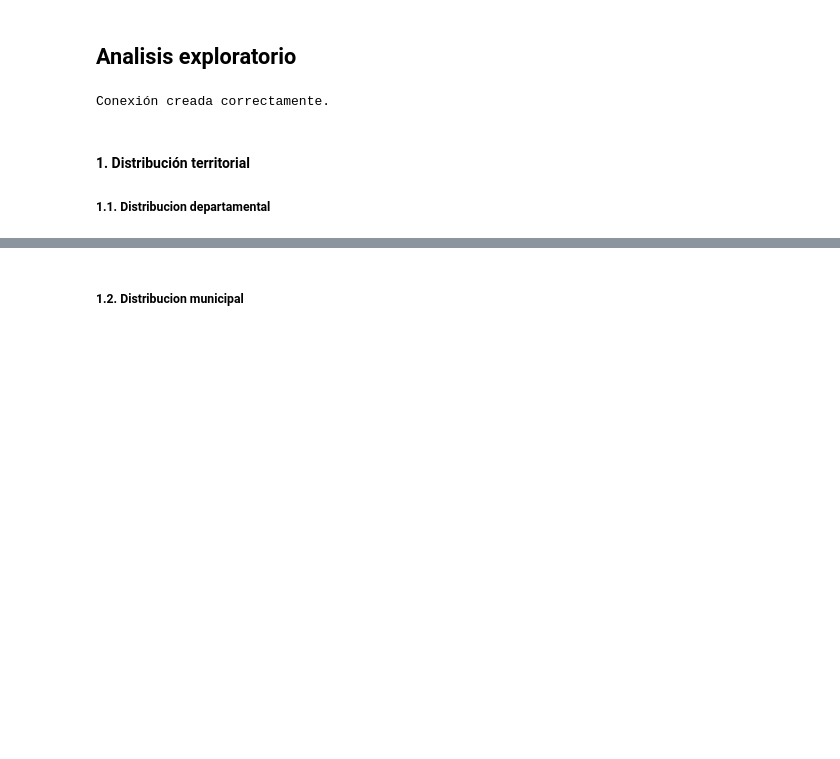
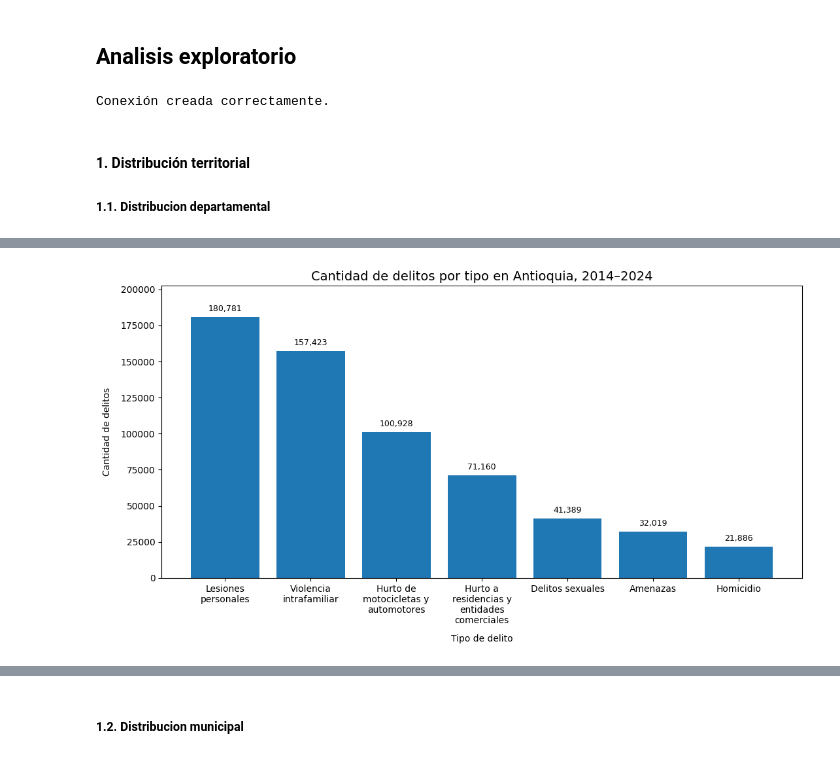
Before and after one commit to SaraBalbin/DW_Analisis_Criminalidad_Colombia, a Jupyter notebook: 04_Analisis_exploratorio.ipynb, the cells around one changed output, grey strips where cells are left out. Saved outputs shown, nothing was run; the diff lists cells and outputs as text; code cells hidden in the pictures; blank space fills up the shorter version.

```diff
--- a/04_Analisis_exploratorio.ipynb
+++ b/04_Analisis_exploratorio.ipynb
@@ -208,0 +51,63 @@ tabla_porcentajes
+# %%
+import matplotlib.pyplot as plt
+import textwrap
+
+# Copia de los datos
+df_grafica = df_departamento_delito.copy()
+
+# Ordenar de mayor a menor
+df_grafica = df_grafica.sort_values(
+    "cantidad_delitos",
+    ascending=False
+)
+
+# Crear etiquetas con saltos de línea
+etiquetas = [
+    "\n".join(textwrap.wrap(str(delito), width=18))
+    for delito in df_grafica["tipo_delito"]
+]
+
+# Crear gráfico
+plt.figure(figsize=(11, 6))
+
+plt.bar(
+    range(len(df_grafica)),
+    df_grafica["cantidad_delitos"]
+)
+
+plt.title(
+    "Cantidad de delitos por tipo en Antioquia, 2014–2024",
+    fontsize=14
+)
+
+plt.xlabel("Tipo de delito", labelpad=10)
+plt.ylabel("Cantidad de delitos", labelpad=10)
+
+# Etiquetas horizontales con saltos de línea
+plt.xticks(
+    range(len(df_grafica)),
+    etiquetas,
+    rotation=0,
+    ha="center"
+)
+
+# Dar margen superior al eje Y
+max_valor = df_grafica["cantidad_delitos"].max()
+plt.ylim(0, max_valor * 1.12)
+
+# Valores sobre las barras
+for i, valor in enumerate(df_grafica["cantidad_delitos"]):
+    plt.text(
+        i,
+        valor + max_valor * 0.015,
+        f"{valor:,.0f}",
+        ha="center",
+        va="bottom",
+        fontsize=9
+    )
+
+plt.tight_layout()
+
+plt.show()
+# %% [output]
+[figure, added]
```
Also changed, not shown: parts of 21 cells of this notebook, 2 other files.
